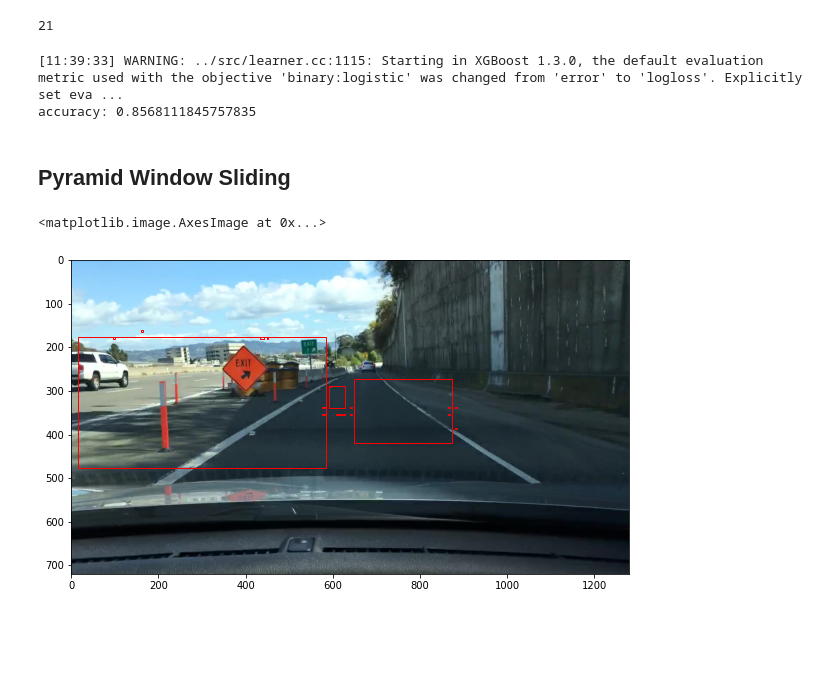
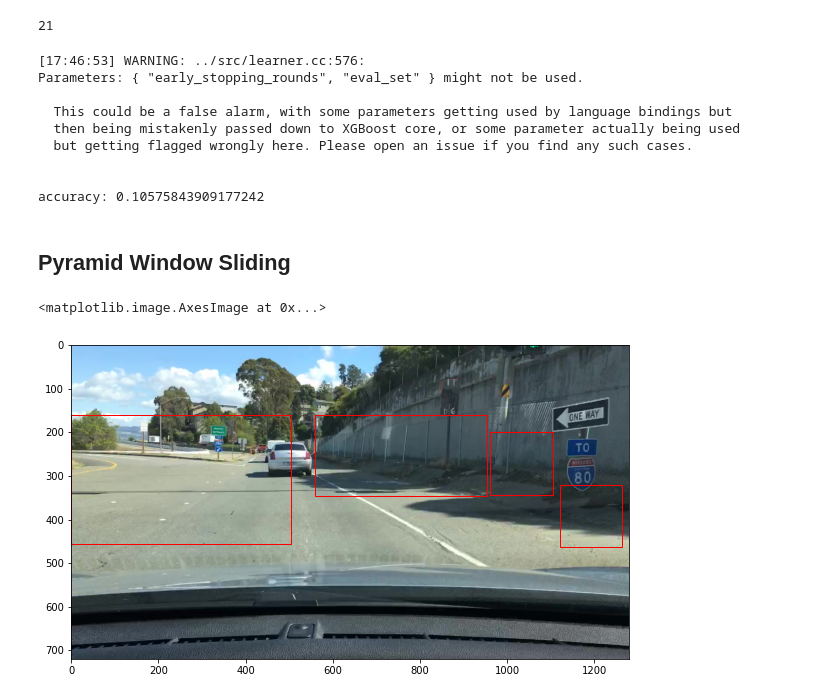
Before and after one commit to timrio/cars_detection, a Jupyter notebook: run_model.ipynb, the cells around one changed output. Cells and saved outputs as stored; diff of their text form; code cells hidden in the pictures; blank space fills up the shorter version.

Commit message:
with extra data

```diff
--- a/run_model.ipynb
+++ b/run_model.ipynb
@@ -34,7 +34,5 @@ if os.path.isfile("data/pos_neg_samples/positive_samples.pkl") and os.path.isfil
 
 else:
     total_positive_samples, total_negative_samples = sampling(df_ground_truth)
-    total_negative_samples = random.sample(total_negative_samples, 60000)
-    total_positive_samples = random.sample(total_positive_samples, 30000)
     pickle.dump(total_negative_samples,open('data/pos_neg_samples/negative_samples.pkl', 'wb'))
     pickle.dump(total_positive_samples,open('data/pos_neg_samples/positive_samples.pkl', 'wb'))
@@ -129,20 +131,30 @@ w_array = np.zeros(y_train.shape[0])
 w_array[y_train==1] = weight_ratio
 w_array[y_train==0] = 1- weight_ratio
 # %%
-if os.path.isfile('data/models/XGB.sav'):
+eval_set = [(X_test, y_test)]
+if os.path.isfile('data/models/XGB.json'):
     print('load model')
-    clf = pickle.load(open('data/models/XGB.sav', 'rb'))
+    clf = XGBClassifier(early_stopping_rounds=10, eval_metric="logloss", eval_set=eval_set)
+    clf.load_model("data/models/XGB.json")
 else:
-    clf = XGBClassifier()
+    clf = XGBClassifier(early_stopping_rounds=10, eval_metric="logloss", eval_set=eval_set)
     clf.fit(X_train, y_train, sample_weight=w_array)
-    pickle.dump(clf, open('data/models/XGB.sav', 'wb'))
+    clf.save_model("data/models/XGB.json")
+
 
 
 y_pred = clf.predict(X_test)
 acc = accuracy_score(y_test, y_pred)
 print(f"accuracy: {acc}")
 # %% [output]
-[11:39:33] WARNING: ../src/learner.cc:1115: Starting in XGBoost 1.3.0, the default evaluation metric used with the objective 'binary:logistic' was changed from 'error' to 'logloss'. Explicitly set eva ...
-accuracy: 0.8568111845757835
+[17:46:53] WARNING: ../src/learner.cc:576:
+Parameters: { "early_stopping_rounds", "eval_set" } might not be used.
+
+  This could be a false alarm, with some parameters getting used by language bindings but
+  then being mistakenly passed down to XGBoost core, or some parameter actually being used
+  but getting flagged wrongly here. Please open an issue if you find any such cases.
+
+
+accuracy: 0.10575843909177242
 # %% [markdown]
 ## Pyramid Window Sliding
@@ -256,7 +253,15 @@ def non_max_suppression(boxes, overlapThresh = 0.4):
         if np.any(overlap) > overlapThresh:
             indices = indices[indices != i]
     #return only the boxes at the remaining indices
-    return boxes[indices].astype(int)
+
+    boxes = boxes[indices].astype(int)
+    new_boxes = []
+    for box in boxes:
+        dx = box[2]
+        dy = box[3]
+        if dx >= 100 and dy >= 100:
+            new_boxes.append(box)
+    return new_boxes
 # %%
 def bounding_boxes_to_mask(bounding_boxes, H, W):
 
@@ -331,12 +335,26 @@ test = non_max_suppression(np.array(bboxes), overlapThresh = 0.4)
 # %%
+images_list = os.listdir('test/')
+
+
+img = imread('./test/'+images_list[20])
+
+(bboxes, pred_array) = window_sliding(img)
+# filter boxes
+#bboxes = filter_boxes(bboxes,pred_array)
+
+# non max suppresion
+new_boxes = box_otsu(pred_array>1)
+
+new_boxes = non_max_suppression(np.array(new_boxes))
+
 fig, ax = plt.subplots(figsize=(10, 8))
-test = box_otsu(pred_array>15)
-for x, y, dx, dy in test:
+
+for x, y, dx, dy in new_boxes:
 
     rect = patches.Rectangle((x, y), dx, dy, edgecolor='r', facecolor='none')
     ax.add_patch(rect)
 
 ax.imshow(img)
 # %% [output]
 <matplotlib.image.AxesImage at 0x...>
-[figure, old version]
+[figure, new version]
```
Also changed, not shown: parts of 8 cells of this notebook, 7 other files.
